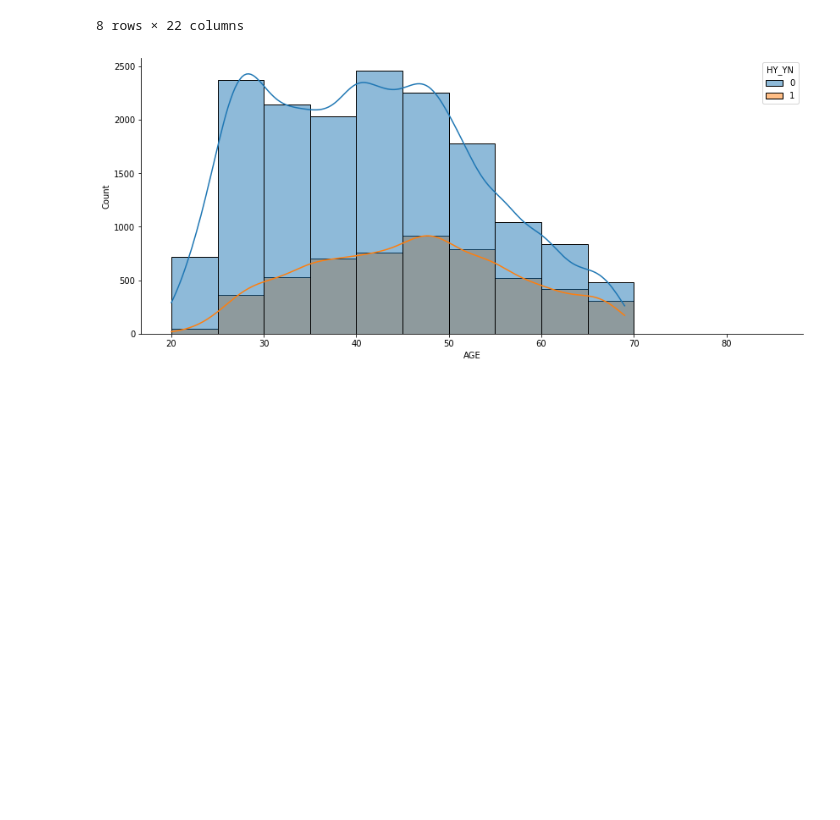
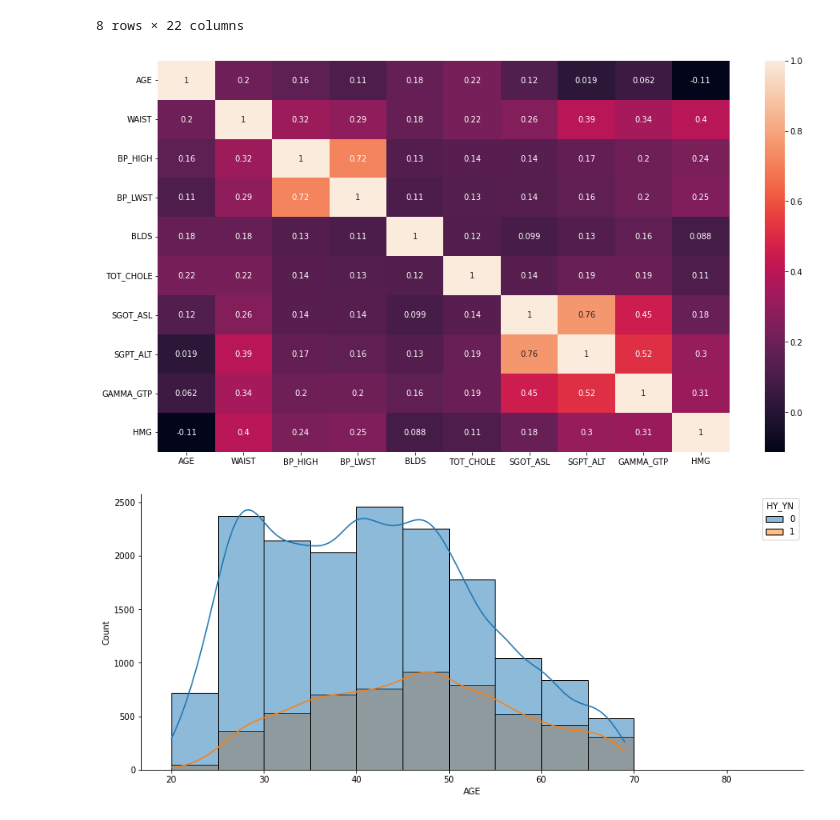
Before and after one commit to istiaqahmedfahim/restart_2022, a Jupyter notebook: Stacking.ipynb, the cells around one changed output. Saved outputs shown, nothing was run; the diff lists cells and outputs as text; code cells hidden in the pictures; blank space fills up the shorter version.

Commit message:
EDA added(heatmap)

```diff
--- a/Stacking.ipynb
+++ b/Stacking.ipynb
@@ -309,6 +309,14 @@ dataset.describe()
 | 75% | 0.000000 | 51.000000 | 1.000000 | 86.000000 | 130.000000 | 80.000000 | 99.000000 | 213.000000 | 27.000000 | 29.000000 | ... | ... |
 | max | 1.000000 | 69.000000 | 1.000000 | 122.000000 | 139.000000 | 89.000000 | 500.000000 | 468.000000 | 187.000000 | 198.000000 | ... | ... |
 8 rows × 22 columns
+# %%
+#correlation between the features .Here classification type features gave been dropped.
+plt.figure(figsize=(16,9))
+x = dataset.drop(['HY_YN','gender','H_APOP_YN','H_HDISE_YN','H_DIABML_YN','F_APOP_YN','F_HDISE_YN','F_HPRT_YN','F_DIABML_YN','DSQTY','SMK_TERM','EXER_M'],axis = 1)
+ax = sns.heatmap(x.corr(),annot = True)
+plt.show()
+# %% [output]
+[figure, added]
 # %%
 #Which age group have maximum heart diseases?
 bins = [20, 25, 30, 35, 40, 45, 50, 55, 60, 65, 70, 75, 80, 85]
```
Also changed, not shown: parts of 1 cell of this notebook.
